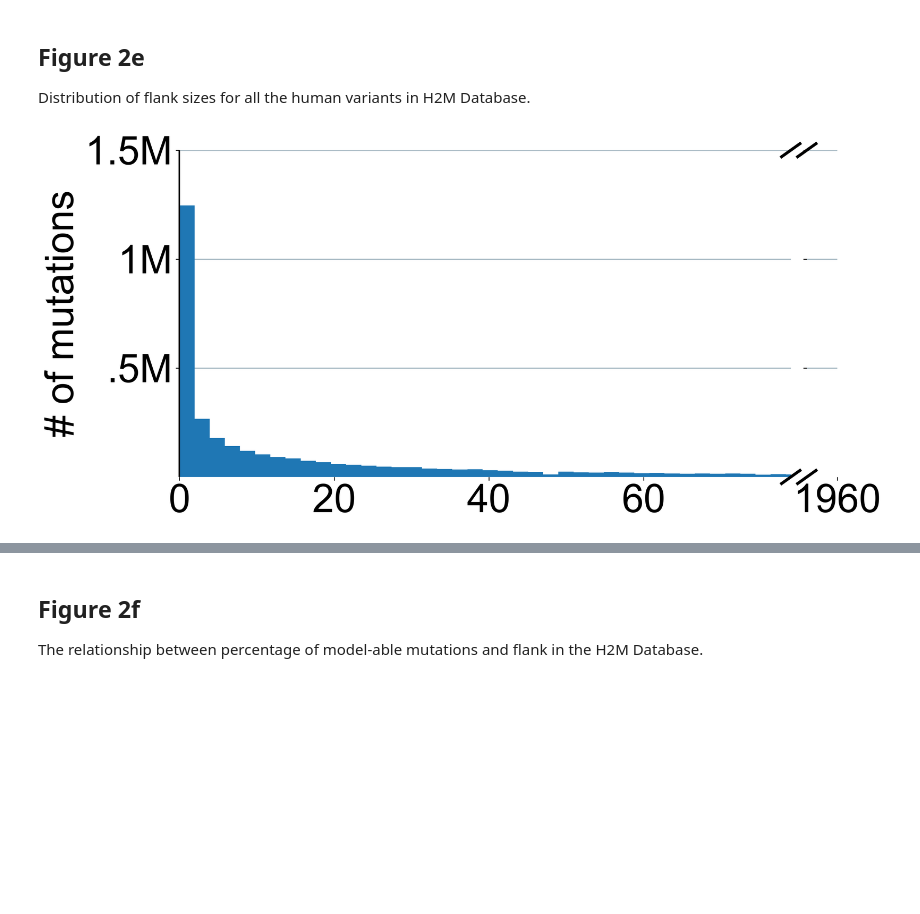
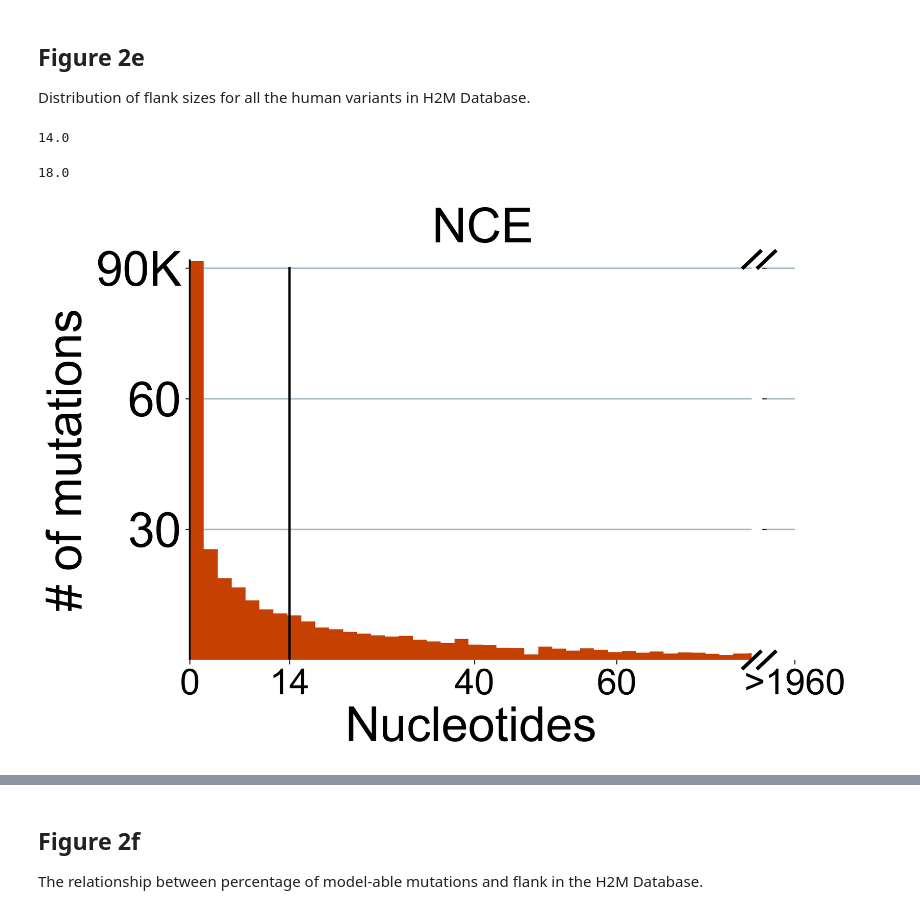
Before and after one commit to kexindon/h2m-public, a Jupyter notebook: figure_generation/figure2.ipynb, the cells around one changed output, grey strips where cells are left out. Drawn from its saved outputs; the diff is of its cells as text; code cells hidden in the pictures; blank space fills up the shorter version.

Commit message:
Figure 2e & 3e updated.

```diff
--- a/figure_generation/figure2.ipynb
+++ b/figure_generation/figure2.ipynb
@@ -464,54 +464,72 @@ plt.show()
 ## Figure 2e
 
 Distribution of flank sizes for all the human variants in H2M Database.
+# %%
+d1 = df_binded[df_binded['status']==True].reset_index(drop=True)
+dd1 = d1[d1['class']==1].drop_duplicates(subset='ID_mouse').reset_index(drop=True)
+dd2 = d1[d1['class']!=1].drop_duplicates(subset='ID_mouse').reset_index(drop=True)
+# %%
+np.nanmedian(dd1['flank_size'])
+# %% [output]
+14.0
+# %%
+np.nanmedian(dd2['flank_size'])
+# %% [output]
+18.0
 # %%
-fig, (ax,ax2) = plt.subplots(ncols= 2, nrows = 1, figsize=(12,6), dpi = 300, sharey=True, gridspec_kw={'width_ratios': [20, 1]})
+# NCE
+fig, (ax,ax2) = plt.subplots(ncols= 2, nrows = 1, figsize=(9,6), dpi = 300, sharey=True, gridspec_kw={'width_ratios': [20, 1]})
 fig.subplots_adjust(wspace=0.05)
 # Assuming df_binded is your DataFrame
-ax.hist(df_binded['flank_size'], bins=1000)
-ax2.hist(df_binded['flank_size'], bins=1000)
+ax.hist(dd1['flank_size'], bins=1000, color = plt.cm.Oranges(0.8))
+ax2.hist(dd1['flank_size'], bins=1000,color = plt.cm.Oranges(0.8))
 # Set the x-axis limit to show only 0 to 750
 ax.set_xlim(0, 79)
-ax.set_ylim((0,1))
-ax.yaxis.set_ticks([x*10000 for x in [50,100,150]])
-ax.yaxis.set_ticklabels(['.5M', '1M', '1.5M'], size=40, fontfamily="Arial", fontweight=100)
-ax.xaxis.set_ticks([0,20,40,60])
-ax.xaxis.set_ticklabels([0,20,40,60], size=40, fontfamily="Arial", fontweight=100)
+ax.set_ylim(0, 92000)
+ax.yaxis.set_ticks([x*10000 for x in [3,6,9]])
+ax.yaxis.set_ticklabels(['30', '60', '90K'], size=40, fontfamily="Arial", fontweight=100)
+ax.xaxis.set_ticks([0,14,40,60])
+ax.xaxis.set_ticklabels([0,14,40,60], size=30, fontfamily="Arial", fontweight=100)
 # ax.yaxis.set_tick_params(labelbottom=False, labeltop=True, length=0)
 ax.set_axisbelow(True)
 ax.grid(axis = "y", color="#A8BAC4", lw=1.2)
 ax.spines["right"].set_visible(False)
 ax.spines["top"].set_visible(False)
 ax.spines["bottom"].set_visible(False)
 ax.spines["left"].set_lw(1.5)
 ax.spines["left"].set_capstyle("butt")
 
 ax2.set_xlim(1959, 1960)
-ax2.set_ylim((0,1))
-ax2.yaxis.set_ticks([x*10000 for x in [50,100,150]])
-ax2.set_ylabel('')
+ax2.yaxis.set_ticks([x*10000 for x in [3,6,9]])
+
 ax2.xaxis.set_ticks([1960])
-ax2.xaxis.set_ticklabels([1960], size=40, fontfamily="Arial", fontweight=100)
+ax2.xaxis.set_ticklabels(['>1960'], size=30, fontfamily="Arial", fontweight=100)
+
 # ax.yaxis.set_tick_params(labelbottom=False, labeltop=True, length=0)
 ax2.set_axisbelow(True)
 ax2.grid(axis = "y", color="#A8BAC4", lw=1.2)
 ax2.spines["right"].set_visible(False)
 ax2.spines["top"].set_visible(False)
 ax2.spines["bottom"].set_visible(False)
 ax2.spines["left"].set_visible(False)
+
+
+ax.plot([14, 14], [0, 90000], linewidth=2, linestyle='-', color='black')
 
 d = .015  # 斜线的大小
 dd = .02
 kwargs = dict(transform=ax.transAxes, color='k', clip_on=False)
 ax.plot((1-d, 1+d), (-dd, +dd), **kwargs, linewidth=3)
 ax.plot((1-d, 1+d), (1-dd, 1+dd), **kwargs, linewidth=3)
 kwargs.update(transform=ax2.transAxes)
 ax2.plot((-d*20, +d*20), (1-dd, 1+dd), **kwargs, linewidth=3)
 ax2.plot((-d*20, +d*20), (-dd, +dd), **kwargs, linewidth=3)
 ax.set_ylabel(f"# of mutations", fontsize=40)
+ax.set_xlabel(f"Nucleotides", fontsize=40)
 plt.yticks(fontsize = 40)
+plt.suptitle('NCE',fontsize=40)
 # Display the plot
-plt.savefig(f'/Users/kexindong/Documents/GitHub/Output/h2m_database/figures/database/hist_flank_size.pdf', bbox_inches='tight')
+plt.savefig(f'/Users/kexindong/Documents/GitHub/Output/h2m_database/figures/database/hist_flank_size_1.pdf', bbox_inches='tight')
 plt.show()
 # %% [output]
-[figure, old version]
+[figure, new version]
```
Also changed, not shown: parts of 1 cell of this notebook, 2 other files.
